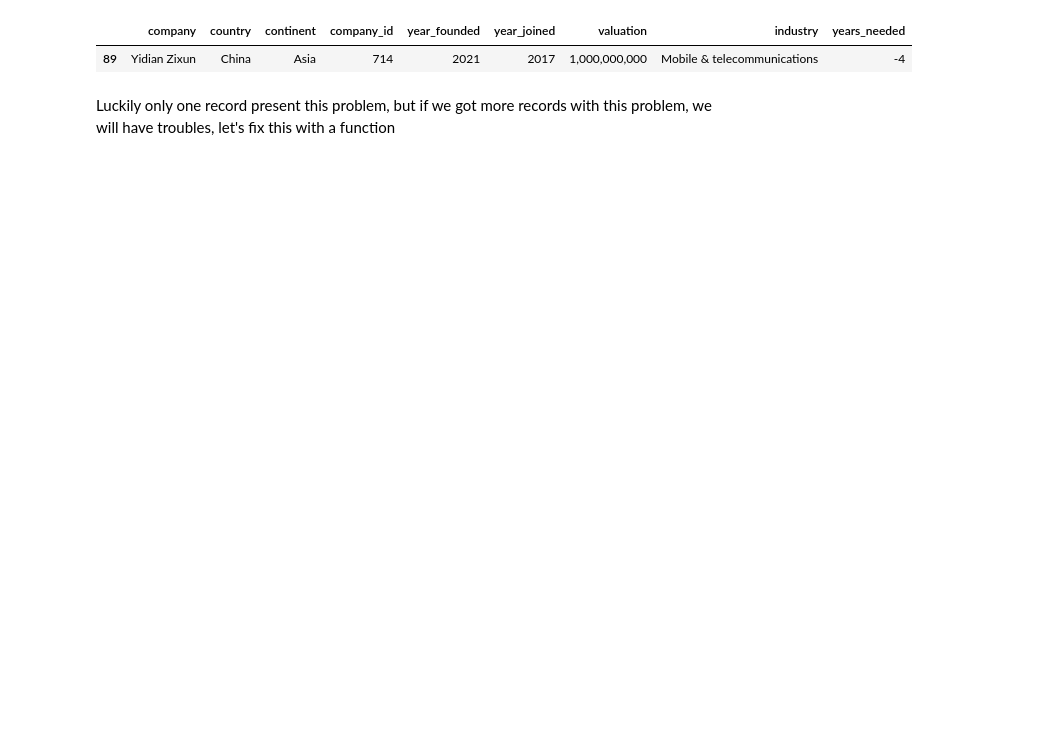
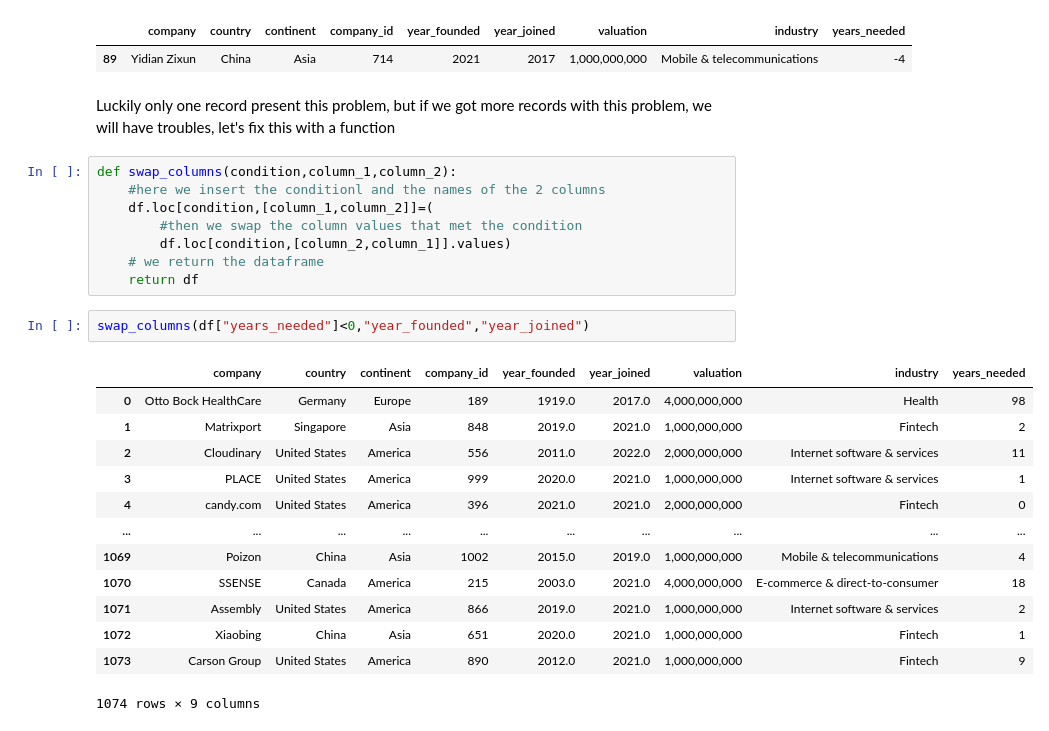
Before and after one commit to rromerov/Data-Science-Projects, a Jupyter notebook: data_analysis/unicorn_companies.ipynb, the cells around one changed output. Saved outputs shown, nothing was run; the diff lists cells and outputs as text; blank space fills up the shorter version.

Commit message:
Fix years_needed column

```diff
--- a/data_analysis/unicorn_companies.ipynb
+++ b/data_analysis/unicorn_companies.ipynb
@@ -249,3 +248,27 @@ wrong_dates
 | 89 | Yidian Zixun | China | Asia | 714 | 2021 | 2017 | 1,000,000,000 | Mobile & telecommunications | -4 |
 # %% [markdown]
 Luckily only one record present this problem, but if we got more records with this problem, we will have troubles, let's fix this with a function
+# %%
+def swap_columns(condition,column_1,column_2):
+    #here we insert the conditionl and the names of the 2 columns
+    df.loc[condition,[column_1,column_2]]=(
+        #then we swap the column values that met the condition
+        df.loc[condition,[column_2,column_1]].values)
+    # we return the dataframe
+    return df
+# %%
+swap_columns(df["years_needed"]<0,"year_founded","year_joined")
+# %% [output]
+|  | company | country | continent | company_id | year_founded | year_joined | valuation | industry | years_needed |
+| 0 | Otto Bock HealthCare | Germany | Europe | 189 | 1919.0 | 2017.0 | 4,000,000,000 | Health | 98 |
+| 1 | Matrixport | Singapore | Asia | 848 | 2019.0 | 2021.0 | 1,000,000,000 | Fintech | 2 |
+| 2 | Cloudinary | United States | America | 556 | 2011.0 | 2022.0 | 2,000,000,000 | Internet software & services | 11 |
+| 3 | PLACE | United States | America | 999 | 2020.0 | 2021.0 | 1,000,000,000 | Internet software & services | 1 |
+| 4 | candy.com | United States | America | 396 | 2021.0 | 2021.0 | 2,000,000,000 | Fintech | 0 |
+| ... | ... | ... | ... | ... | ... | ... | ... | ... | ... |
+| 1069 | Poizon | China | Asia | 1002 | 2015.0 | 2019.0 | 1,000,000,000 | Mobile & telecommunications | 4 |
+| 1070 | SSENSE | Canada | America | 215 | 2003.0 | 2021.0 | 4,000,000,000 | E-commerce & direct-to-consumer | 18 |
+| 1071 | Assembly | United States | America | 866 | 2019.0 | 2021.0 | 1,000,000,000 | Internet software & services | 2 |
+| 1072 | Xiaobing | China | Asia | 651 | 2020.0 | 2021.0 | 1,000,000,000 | Fintech | 1 |
+| 1073 | Carson Group | United States | America | 890 | 2012.0 | 2021.0 | 1,000,000,000 | Fintech | 9 |
+1074 rows × 9 columns
```
Also changed, not shown: parts of 5 cells of this notebook.
